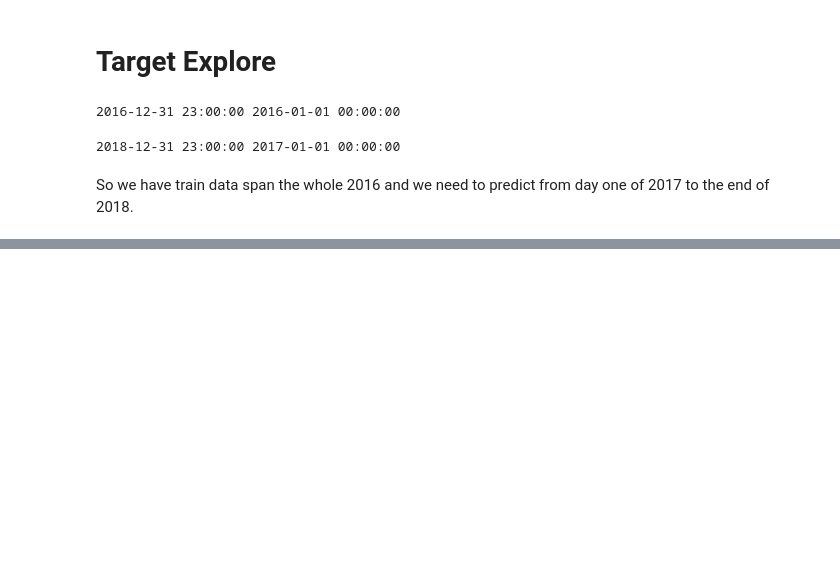
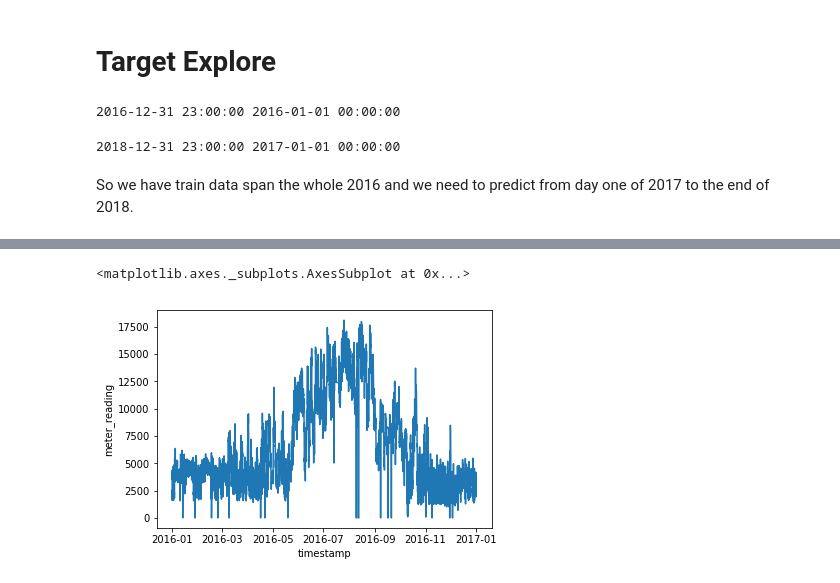
Before and after one commit to haataa/Great_Energy_Predictor, a Jupyter notebook: EDA.ipynb, the cells around one changed output, grey strips where cells are left out. Drawn from its saved outputs; the diff is of its cells as text; code cells hidden in the pictures; blank space fills up the shorter version.

Commit message:
feat: add new plots in Target Explore section

```diff
--- a/EDA.ipynb
+++ b/EDA.ipynb
@@ -356 +352,7 @@ To register the converters:
 [figure]
+# %%
+# chilledwater
+sns.lineplot(x='timestamp',y='meter_reading',data=df_one_building[df_train_total.meter == 1])
+# %% [output]
+<matplotlib.axes._subplots.AxesSubplot at 0x...>
+[figure, added]
```
Also changed, not shown: parts of 5 cells of this notebook.
